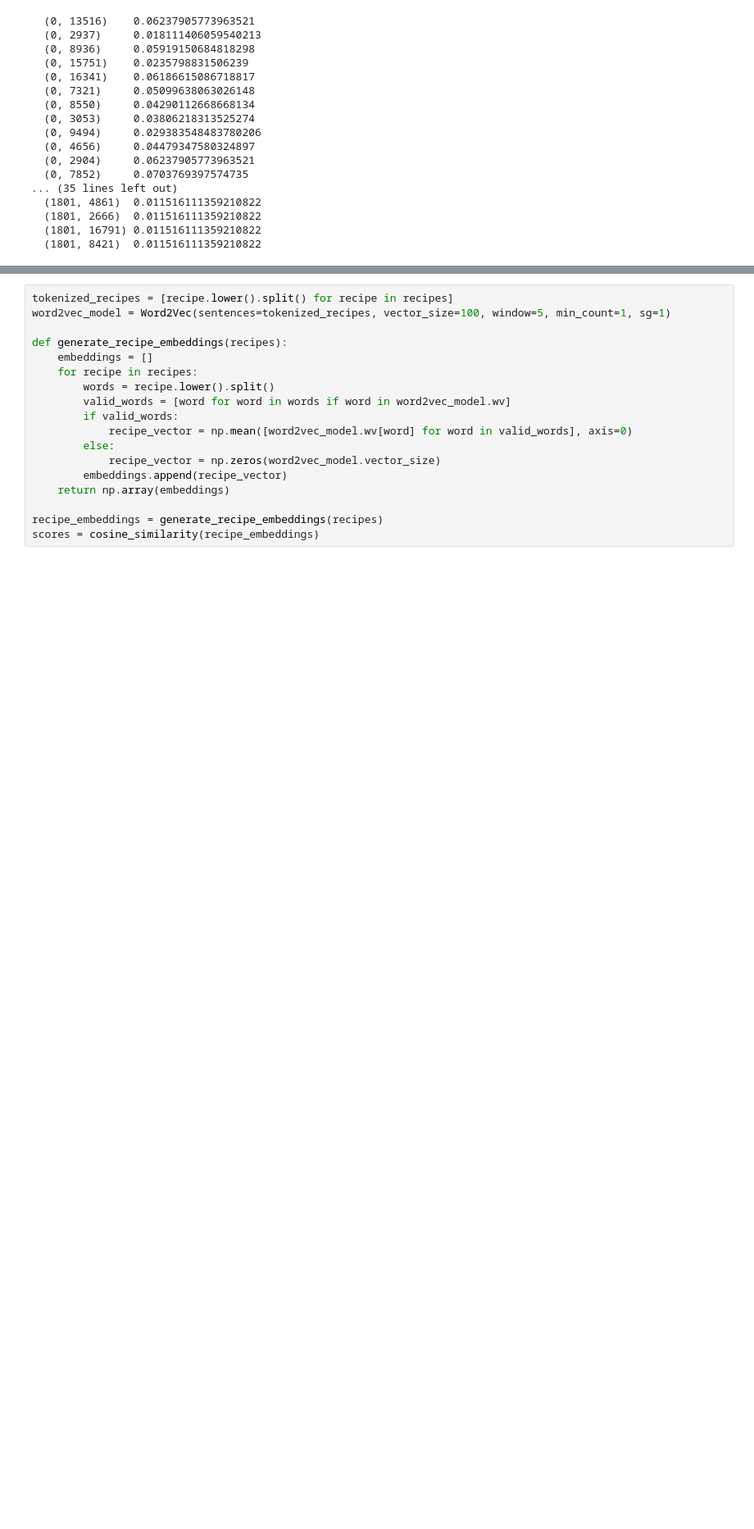
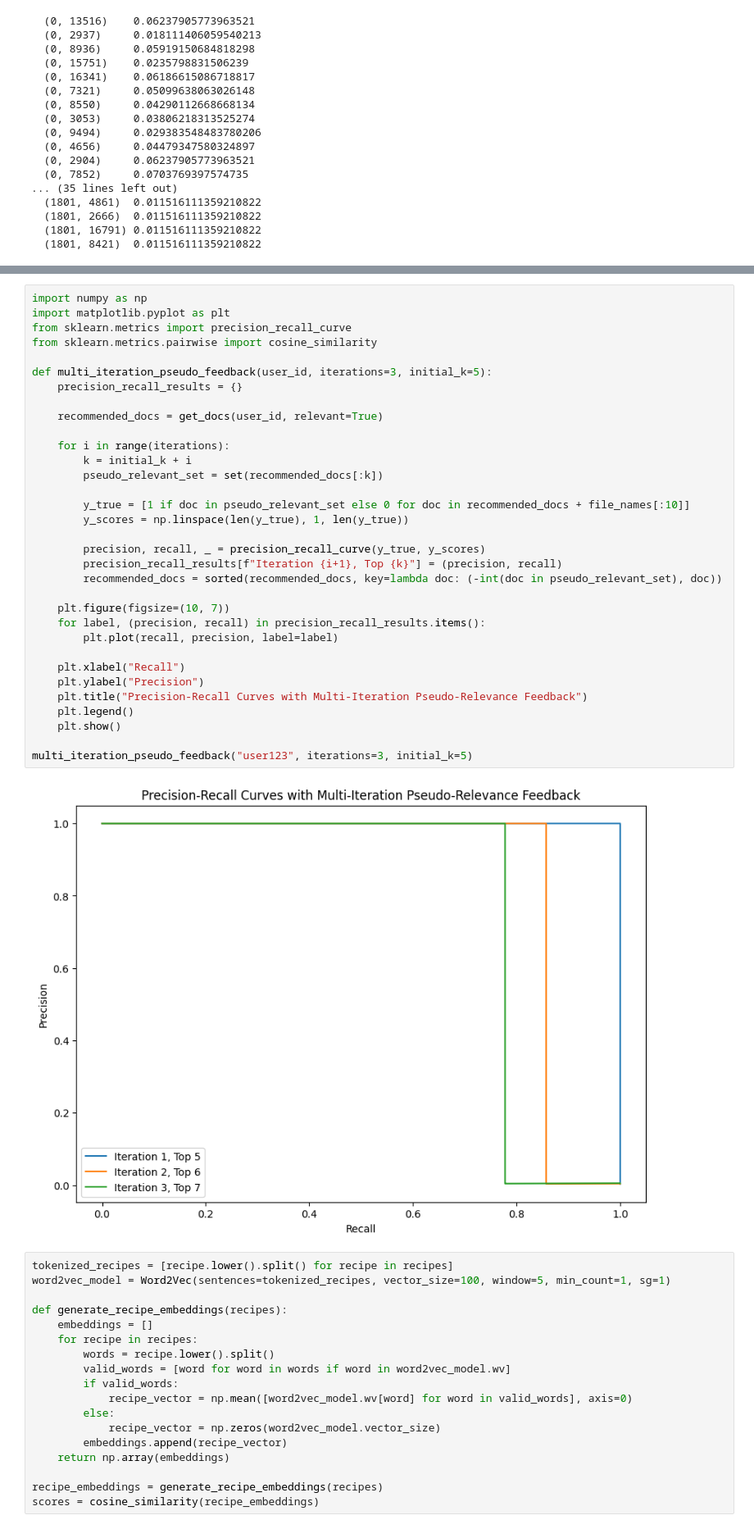
Before and after one commit to eshlei/recipeboard, a Jupyter notebook: feed.ipynb, the cells around one changed output, grey strips where cells are left out. Shown at 82% size. Saved outputs shown, nothing was run; the diff lists cells and outputs as text; blank space fills up the shorter version.

```diff
--- a/feed.ipynb
+++ b/feed.ipynb
@@ -96,3 +114,38 @@ Cuisine-specific docs: []
+# %%
+import numpy as np
+import matplotlib.pyplot as plt
+from sklearn.metrics import precision_recall_curve
+from sklearn.metrics.pairwise import cosine_similarity
+
+def multi_iteration_pseudo_feedback(user_id, iterations=3, initial_k=5):
+    precision_recall_results = {}
+
+    recommended_docs = get_docs(user_id, relevant=True)
+
+    for i in range(iterations):
+        k = initial_k + i
+        pseudo_relevant_set = set(recommended_docs[:k])
+
+        y_true = [1 if doc in pseudo_relevant_set else 0 for doc in recommended_docs + file_names[:10]]
+        y_scores = np.linspace(len(y_true), 1, len(y_true))
+
+        precision, recall, _ = precision_recall_curve(y_true, y_scores)
+        precision_recall_results[f"Iteration {i+1}, Top {k}"] = (precision, recall)
+        recommended_docs = sorted(recommended_docs, key=lambda doc: (-int(doc in pseudo_relevant_set), doc))
+
+    plt.figure(figsize=(10, 7))
+    for label, (precision, recall) in precision_recall_results.items():
+        plt.plot(recall, precision, label=label)
+
+    plt.xlabel("Recall")
+    plt.ylabel("Precision")
+    plt.title("Precision-Recall Curves with Multi-Iteration Pseudo-Relevance Feedback")
+    plt.legend()
+    plt.show()
+
+multi_iteration_pseudo_feedback("user123", iterations=3, initial_k=5)
+# %% [output]
+[figure, added]
 # %%
 tokenized_recipes = [recipe.lower().split() for recipe in recipes]
 word2vec_model = Word2Vec(sentences=tokenized_recipes, vector_size=100, window=5, min_count=1, sg=1)
```
Also changed, not shown: parts of 2 cells of this notebook.
